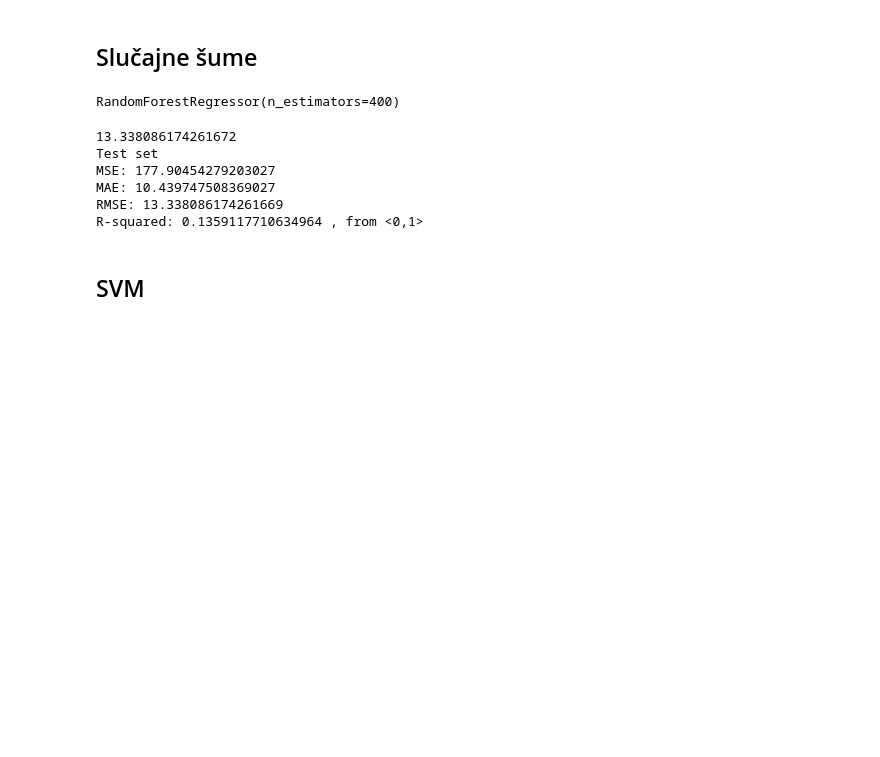
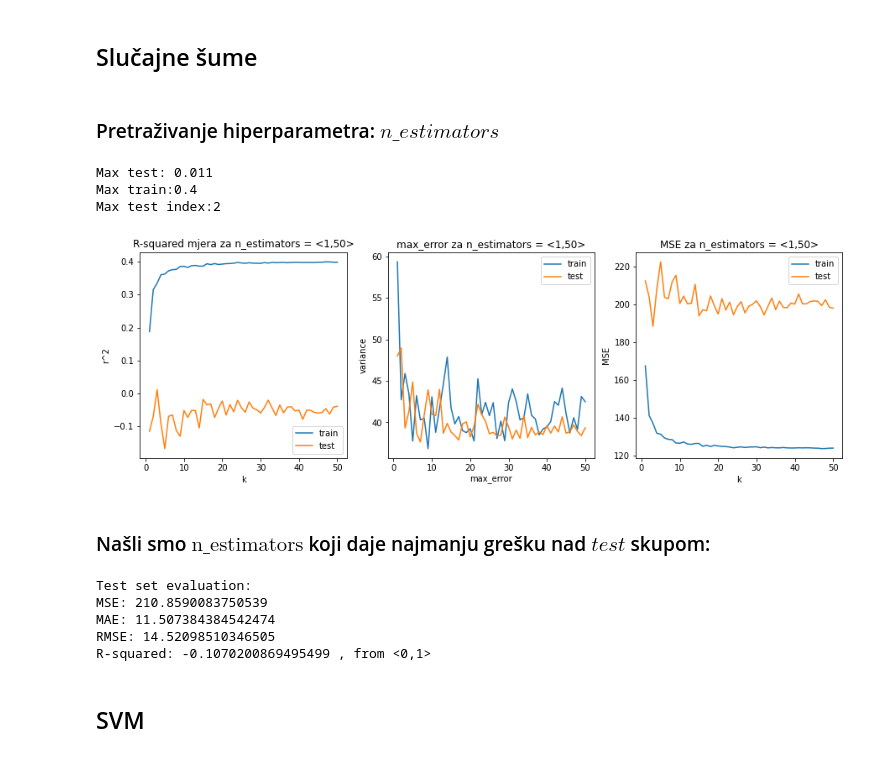
Before and after one commit to mikocij/SUprojekt, a Jupyter notebook: Projekt.ipynb, the cells around one changed output. Saved outputs shown, nothing was run; the diff lists cells and outputs as text; code cells hidden in the pictures; blank space fills up the shorter version.

```diff
--- a/Projekt.ipynb
+++ b/Projekt.ipynb
@@ -690,12 +728,4 @@ R-squared: -13.811541623928848 , from <0,1>
 # %% [markdown]
 ## Slučajne šume
-# %%
-from sklearn.ensemble import RandomForestRegressor
-
-# Creating Random Forest Model
-rf = RandomForestRegressor(n_estimators=400)
-
-# Training Model
-rf.fit(train_X , train_y)
-# %% [output]
-RandomForestRegressor(n_estimators=400)
+# %% [markdown]
+### Pretraživanje hiperparametra: $n\_estimators$
@@ -702 +759,42 @@ RandomForestRegressor(n_estimators=400)
+# %%
+
+maximumTE = np.max(treeScoresTest1)
+minimumTR = np.max(treeScoresTrain1)
+
+print("Max test: " + str(round(maximumTE,3)) )
+print("Max train:" + str(round(minimumTR,3)) )
+
+index_of_maximum = np.where(treeScoresTest1 == maximumTE)[0][0]
+print("Max test index:" + str(index_of_maximum) )
+
+
+fig, ax = plt.subplots(1, 3, figsize=(15, 4.5))
+
+ax[0].plot(np.arange(1,k+1),treeScoresTrain1,label='train')
+ax[0].plot(np.arange(1,k+1),treeScoresTest1,label='test')
+ax[0].set(xlabel='k', ylabel='r^2')
+ax[0].title.set_text(f"R-squared mjera za n_estimators = <1,{k}>")
+ax[0].legend()
+
+ax[1].plot(np.arange(1,k+1),treeScoresTrain2,label='train')
+ax[1].plot(np.arange(1,k+1),treeScoresTest2,label='test')
+ax[1].set(xlabel='max_error', ylabel='variance')
+ax[1].title.set_text(f"max_error za n_estimators = <1,{k}>")
+ax[1].legend()
+
+ax[2].plot(np.arange(1,k+1),treeScoresTrain3,label='train')
+ax[2].plot(np.arange(1,k+1),treeScoresTest3,label='test')
+ax[2].set(xlabel='k', ylabel='MSE')
+ax[2].title.set_text(f"MSE za n_estimators = <1,{k}>")
+ax[2].legend()
+
+
+plt.show()
+# %% [output]
+Max test: 0.011
+Max train:0.4
+Max test index:2
+[figure, added]
+# %% [markdown]
+### Našli smo $\text{n_estimators}$ koji daje najmanju grešku nad $test$ skupom:
 # %%
@@ -703,14 +803,13 @@ RandomForestRegressor(n_estimators=400)
 # Predictions
 predictions = rf.predict(valid_X)
 # %%
-residual(valid_y, predictions)
-evaluateRegressor(valid_y, predictions)
+
+data.loc['Random forest'] =evaluateRegressor(valid_y, predictions)
 # %% [output]
-13.338086174261672
-Test set
-MSE: 177.90454279203027
-MAE: 10.439747508369027
-RMSE: 13.338086174261669
-R-squared: 0.1359117710634964 , from <0,1>
+Test set evaluation:
+MSE: 210.8590083750539
+MAE: 11.507384384542474
+RMSE: 14.52098510346505
+R-squared: -0.1070200869495499 , from <0,1>
 # %% [markdown]
 ## SVM
```
Also changed, not shown: parts of 37 cells of this notebook, 2 other files.
